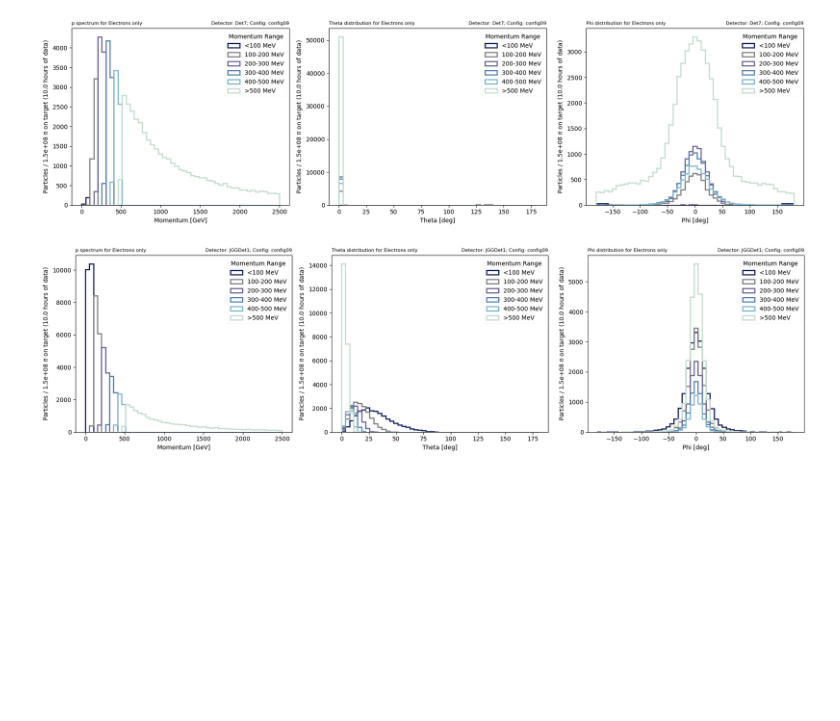
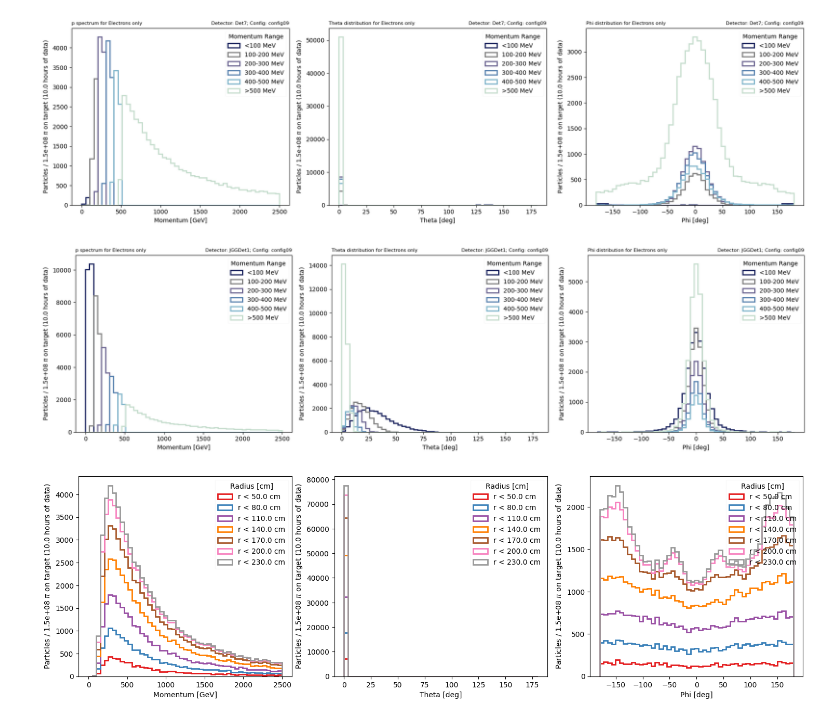
Before and after one commit to ArCS-FNAL/beamline, a Jupyter notebook: Analysis/BeamlineAna-G4BLSimple_Task1.ipynb, the cells around one changed output. Drawn from its saved outputs; the diff is of its cells as text; code cells hidden in the pictures; blank space fills up the shorter version.

Commit message:
update on circular symmetry

```diff
--- a/Analysis/BeamlineAna-G4BLSimple_Task1.ipynb
+++ b/Analysis/BeamlineAna-G4BLSimple_Task1.ipynb
@@ -367,13 +367,14 @@ for det in det_list:
 for det in det_list:
 
     fig, ax = plt.subplots(ncols=3, nrows=1, figsize=(18, 5))
-    colors_ = plt.cm.Set1(np.linspace(0, 1, len(momentum_ranges)))
 
     # Define momentum ranges and labels
     #momentum_ranges = [(500, np.inf), (400, 500), (300, 400), (200, 300), (100, 200), (0,100)]
     #momentum_labels = ['>500 MeV','400-500 MeV','300-400 Mev','200-300 MeV','100-200 MeV','0-100 MeV']
     momentum_ranges = [(0, 100), (100, 200), (200, 300), (300, 400), (400, 500), (500, np.inf)]
     momentum_labels = ['<100 MeV', '100-200 MeV', '200-300 MeV', '300-400 MeV', '400-500 MeV', '>500 MeV']
+
+    #colors_ = plt.cm.Set1(np.linspace(0, 1, len(momentum_ranges)))
 
     # Define axes for the histograms
     x_axis = {'p': 'Momentum [GeV]', 'theta': 'Theta [deg]', 'phi': 'Phi [deg]'}
@@ -442,3 +443,83 @@ for det in det_list:
 [figure]
 [figure]
 [figure]
+# %%
+#circular symmetry analysis
+for det in det_list:
+
+    detector_center = (0, 0)  # (x0, y0)
+
+    # Define maximum radius based on the area of the detector (DetPrime 400 * 470)
+    max_radius = np.sqrt(470 * 400 / np.pi)  # cm
+
+        # Define step size for increasing radius (e.g., 10 cm increments)
+    radius_steps = np.arange(50, max_radius, 30)
+
+    # Filter data for pdgid = 11 (electrons)
+    df_electrons = df[df['PDGid'] == 11]
+
+    # Get values for position (assuming you have 'x' and 'y' coordinates of particles)
+    x_values = df_electrons[f'x_{det}'].values  # x-coordinate of particles
+    y_values = df_electrons[f'y_{det}'].values  # y-coordinate of particles
+
+     # Get values and labels for the selected detector and variable
+    values, labels = get_values_labels(df_electrons, det, 'p', p_cut = 0)
+    phi_values, _ = get_values_labels(df_electrons, det, 'phi', p_cut = 0)
+    theta_values, _ = get_values_labels(df_electrons, det, 'theta', p_cut = 0)
+
+    # Flatten the array of arrays, ignoring empty arrays
+    flattened_values = np.concatenate([v for v in values if v.size > 0], axis=None)
+    flattened_values = np.array(flattened_values, dtype=float)
+
+    # Flatten theta values similarly
+    flattened_theta_values = np.concatenate([v for v in theta_values if v.size > 0], axis=None)
+    flattened_theta_values = np.array(flattened_theta_values, dtype=float)
+
+    # Flatten phi values similarly
+    flattened_phi_values = np.concatenate([v for v in phi_values if v.size > 0], axis=None)
+    flattened_phi_values = np.array(flattened_phi_values, dtype=float)
+
+    # Calculate the distance of each particle from the detector's center
+    distances = np.sqrt((x_values - detector_center[0])**2 + (y_values - detector_center[1])**2)
+
+    # Flatten the arrays for momentum, theta, and phi values
+    flattened_values = np.concatenate([v for v in values if v.size > 0], axis=None)
+    flattened_theta_values = np.concatenate([v for v in theta_values if v.size > 0], axis=None)
+    flattened_phi_values = np.concatenate([v for v in phi_values if v.size > 0], axis=None)
+
+    # Create the figure and subplots
+    fig, ax = plt.subplots(ncols=3, nrows=1, figsize=(18, 5))
+    colors_ = plt.cm.Set1(np.linspace(0, 1, len(radius_steps)))
+
+    # Define axes for the histograms
+    x_axis = {'p': 'Momentum [GeV]', 'theta': 'Theta [deg]', 'phi': 'Phi [deg]'}
+    x_bins = {'p': np.linspace(0, 2500, 50), 'theta': np.linspace(0, 180, 50), 'phi': np.linspace(-180, 180, 50)}
+
+    # Loop through increasing radii and count particles inside each circle
+    for i, radius in enumerate(radius_steps):
+        # Filter particles within the current radius
+        mask = distances <= radius
+        filtered_values = flattened_values[mask]
+        filtered_theta_values = flattened_theta_values[mask]
+        filtered_phi_values = flattened_phi_values[mask]
+
+        # Plot histograms for each variable (p, theta, phi)
+        ax[0].hist(filtered_values, bins=x_bins['p'], label=f'r < {radius:.1f} cm', color=colors_[i], alpha=1, histtype='step', linewidth=2)
+        ax[1].hist(filtered_theta_values, bins=x_bins['theta'], label=f'r < {radius:.1f} cm', color=colors_[i], alpha=1, histtype='step', linewidth=2)
+        ax[2].hist(filtered_phi_values, bins=x_bins['phi'], label=f'r < {radius:.1f} cm', color=colors_[i], alpha=1, histtype='step', linewidth=2)
+
+    # Set axis labels, titles, and legends
+    for j, var in enumerate(['p', 'theta', 'phi']):
+        ax[j].set_xlabel(x_axis[var])
+        ax[j].set_ylabel(f'Particles / {n_pions:.1e} ' + r'$\pi$' + f' on target ({n_hours} hours of data)')
+        ax[j].legend(title='Radius [cm]', loc='upper right', framealpha=0.1)
+
+ax[0].set_title('Momentum distribution for Electrons within growing circular region', loc='left', fontsize=8)
+ax[1].set_title('Theta distribution for Electrons within growing circular region', loc='left', fontsize=8)
+ax[2].set_title('Phi distribution for Electrons within growing circular region', loc='left', fontsize=8)
+
+plt.tight_layout()
+#plt.savefig(_save_dir + f'electron_spectra_by_radius_df_{config}_det{det}.jpg')
+plt.show()
+# %% [output]
+[figure, added]
```
Also changed, not shown: parts of 1 cell of this notebook.
